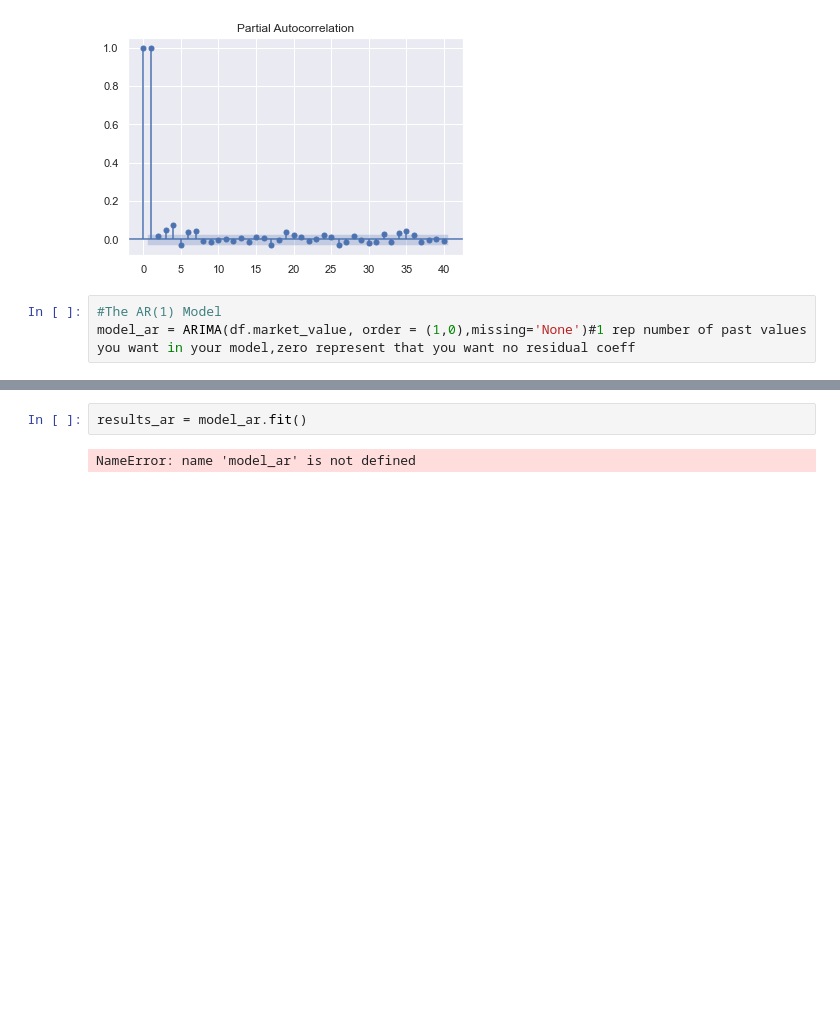
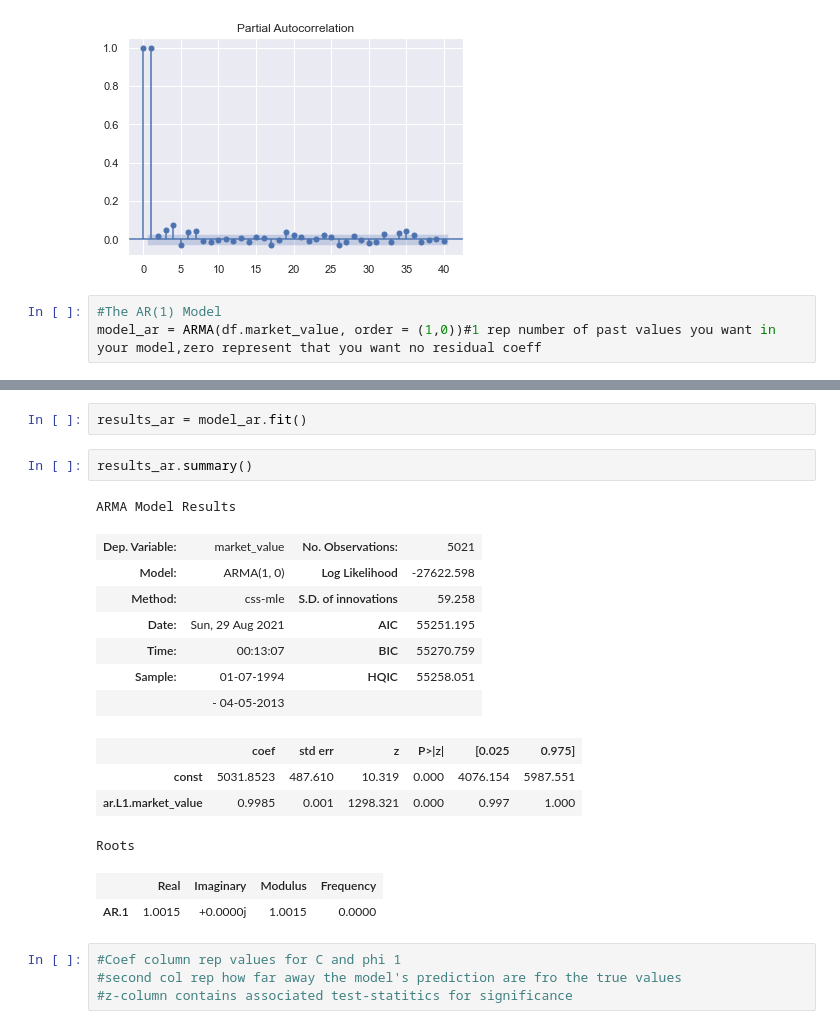
Before and after one commit to mark-2002/Time-Series-Analysis-with-Python, a Jupyter notebook: Auto Regressive Model.ipynb, the cells around one changed output, grey strips where cells are left out. Cells and saved outputs as stored; diff of their text form; blank space fills up the shorter version.

```diff
--- a/Auto Regressive Model.ipynb
+++ b/Auto Regressive Model.ipynb
@@ -39,5 +39,5 @@ sgt.plot_pacf(df.market_value,zero=True,lags=40,method=('ols'),alpha = 0.05)
 [figure]
 # %%
 #The AR(1) Model
-model_ar = ARIMA(df.market_value, order = (1,0),missing='None')#1 rep number of past values you want in your model,zero represent that you want no residual coeff
+model_ar = ARMA(df.market_value, order = (1,0))#1 rep number of past values you want in your model,zero represent that you want no residual coeff
 # %% [output]
@@ -45,4 +62,23 @@ ValueError: not enough values to unpack (expected 3, got 2)
 # %%
 results_ar = model_ar.fit()
-# %% [output]
-NameError: name 'model_ar' is not defined
+# %%
+results_ar.summary()
+# %% [output]
+ARMA Model Results
+| Dep. Variable: | market_value | No. Observations: | 5021 |
+| Model: | ARMA(1, 0) | Log Likelihood | -27622.598 |
+| Method: | css-mle | S.D. of innovations | 59.258 |
+| Date: | Sun, 29 Aug 2021 | AIC | 55251.195 |
+| Time: | 00:13:07 | BIC | 55270.759 |
+| Sample: | 01-07-1994 | HQIC | 55258.051 |
+|  | - 04-05-2013 |  |  |
+|  | coef | std err | z | P>|z| | [0.025 | 0.975] |
+| const | 5031.8523 | 487.610 | 10.319 | 0.000 | 4076.154 | 5987.551 |
+| ar.L1.market_value | 0.9985 | 0.001 | 1298.321 | 0.000 | 0.997 | 1.000 |
+Roots
+|  | Real | Imaginary | Modulus | Frequency |
+| AR.1 | 1.0015 | +0.0000j | 1.0015 | 0.0000 |
+# %%
+#Coef column rep values for C and phi 1
+#second col rep how far away the model's prediction are fro the true values
+#z-column contains associated test-statitics for significance
```
Also changed, not shown: parts of 7 cells of this notebook.
